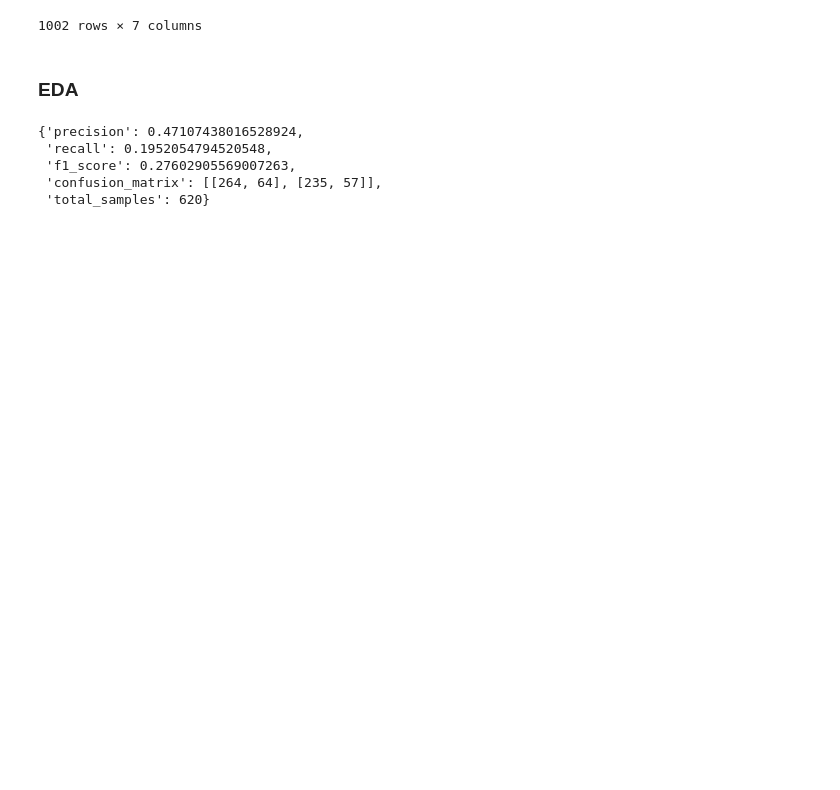
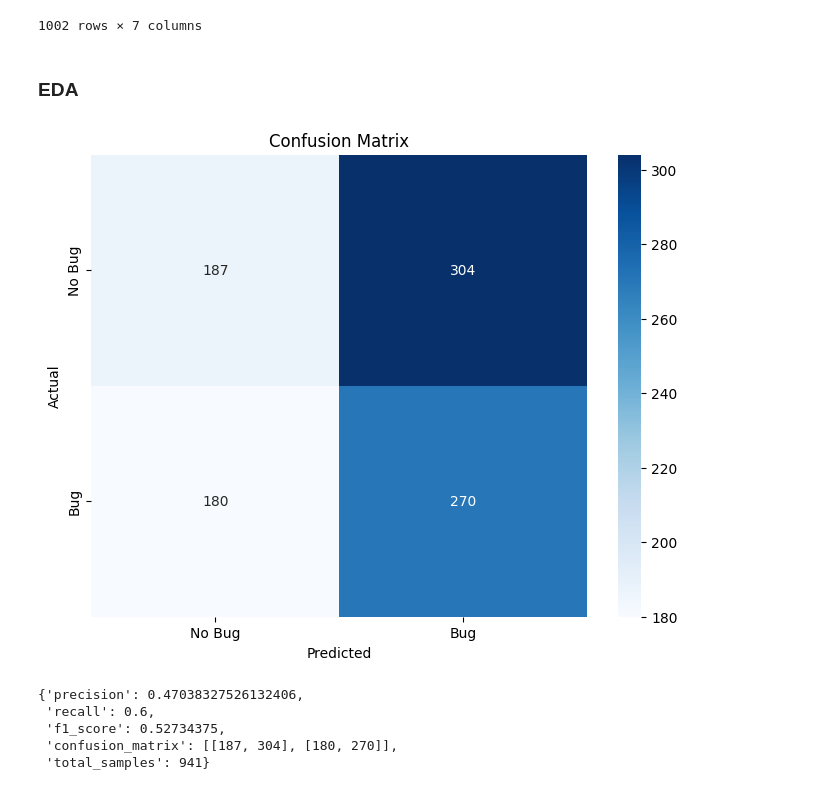
Before and after one commit to OdedHellman/SMLS-For-Debugging, a Jupyter notebook: benchmark/benchmark_llama.ipynb, the cells around one changed output. Drawn from its saved outputs; the diff is of its cells as text; code cells hidden in the pictures; blank space fills up the shorter version.

```diff
--- a/benchmark/benchmark_llama.ipynb
+++ b/benchmark/benchmark_llama.ipynb
@@ -231,44 +233,41 @@ df
 ### EDA
 # %%
 # Filter rows where model prediction exists and ground truth is defined
-valid_df = df[df["model_is_buggy"].notnull() & df["ground_truth_is_buggy"].notnull()]
+valid_df = df[df["model_is_buggy"].notnull(
+) & df["ground_truth_is_buggy"].notnull()]
 
 # Ensure both are booleans
 y_true = valid_df["ground_truth_is_buggy"].astype(bool)
 y_pred = valid_df["model_is_buggy"].astype(bool)
 
 # Basic classification metrics
 precision = precision_score(y_true, y_pred)
 recall = recall_score(y_true, y_pred)
 f1 = f1_score(y_true, y_pred)
 conf_matrix = confusion_matrix(y_true, y_pred)
 
-# Per-class F1 score by acronym
-f1_per_acronym = {}
-acronym_df = valid_df[valid_df["ground_truth_is_buggy"] == True]
-for acronym in acronym_df["ground_truth_acronym"].dropna().unique():
-    sub_df = acronym_df[acronym_df["ground_truth_acronym"] == acronym]
-    if not sub_df.empty:
-        y_true_acr = sub_df["ground_truth_is_buggy"].astype(bool)
-        y_pred_acr = sub_df["model_is_buggy"].astype(bool)
-        score = f1_score(y_true_acr, y_pred_acr, zero_division=0)
-        f1_per_acronym[acronym] = score
+# plot the confusion matrix
 
-# Convert to DataFrame for display
-f1_acronym_df = pd.DataFrame(list(f1_per_acronym.items()), columns=["Fault_Acronym", "F1_Score"]).sort_values(by="F1_Score", ascending=False)
-
+plt.figure(figsize=(8, 6))
+sns.heatmap(conf_matrix, annot=True, fmt='d', cmap='Blues',
+            xticklabels=["No Bug", "Bug"], yticklabels=["No Bug", "Bug"])
+plt.xlabel('Predicted')
+plt.ylabel('Actual')
+plt.title('Confusion Matrix')
+plt.show()
 # Return all to user
 {
     "precision": precision,
     "recall": recall,
     "f1_score": f1,
     "confusion_matrix": conf_matrix.tolist(),
     "total_samples": len(valid_df)
 }
 # %% [output]
+[figure, added]
-{'precision': 0.47107438016528924,
- 'recall': 0.1952054794520548,
- 'f1_score': 0.27602905569007263,
- 'confusion_matrix': [[264, 64], [235, 57]],
- 'total_samples': 620}
+{'precision': 0.47038327526132406,
+ 'recall': 0.6,
+ 'f1_score': 0.52734375,
+ 'confusion_matrix': [[187, 304], [180, 270]],
+ 'total_samples': 941}
 # %% [markdown]
```
Also changed, not shown: parts of 2 cells of this notebook.
